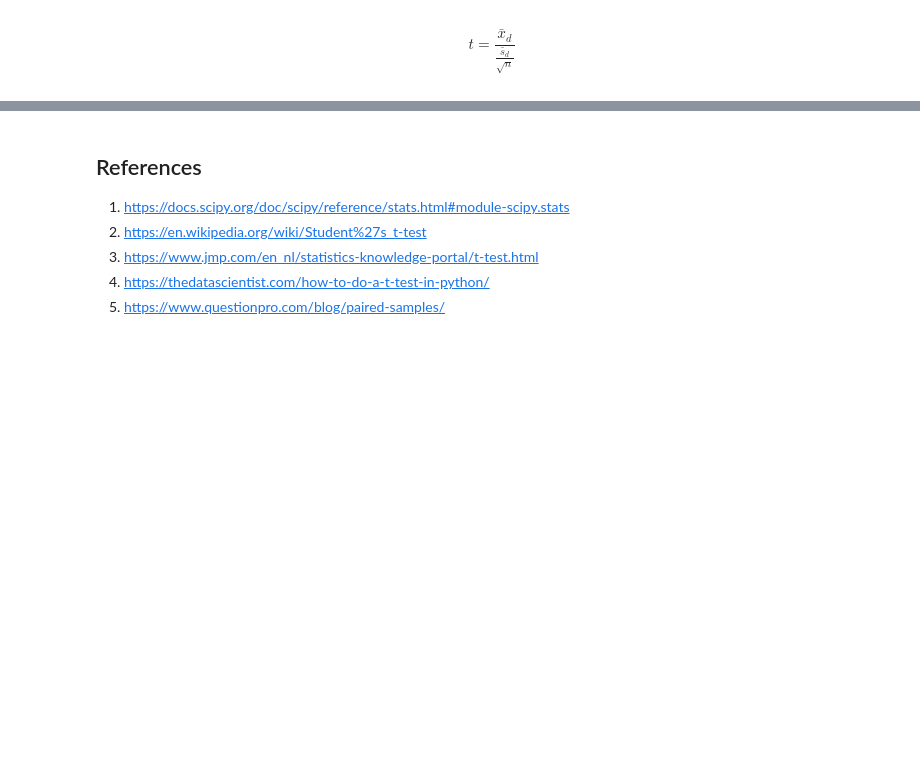
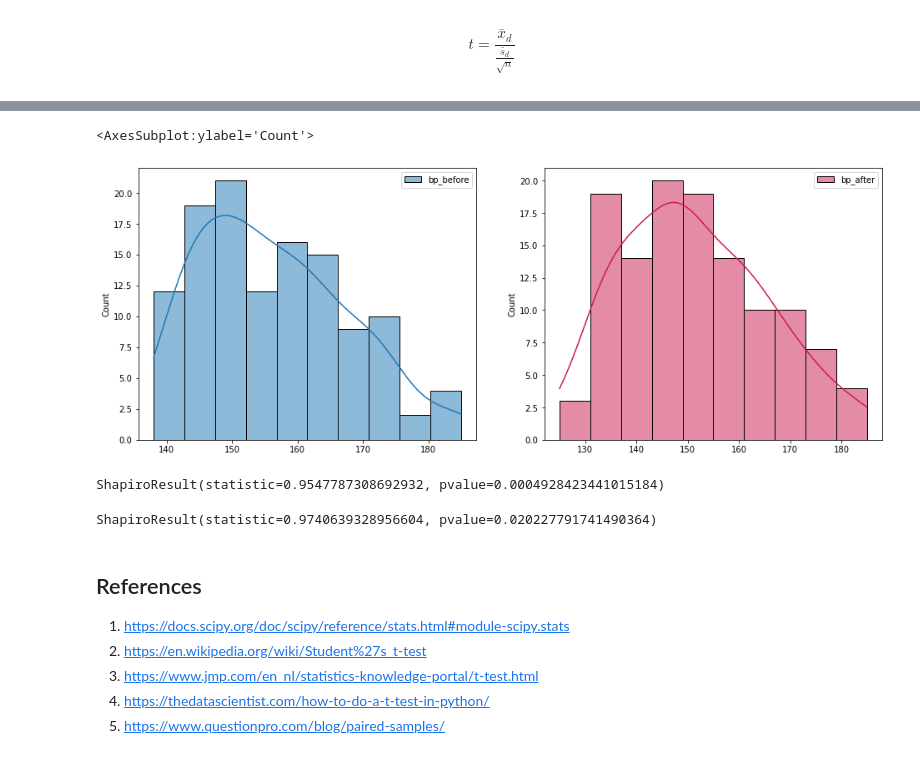
Before and after one commit to angelinka/machine_learning_assessment, a Jupyter notebook: ttest.ipynb, the cells around one changed output, grey strips where cells are left out. Cells and saved outputs as stored; diff of their text form; code cells hidden in the pictures; blank space fills up the shorter version.

```diff
--- a/ttest.ipynb
+++ b/ttest.ipynb
@@ -64,3 +132,21 @@ $$ t=  \frac{\bar x_d}{\frac{\bar s_d} {\sqrt{n}}} $$
+# %%
+plt.rcParams["figure.figsize"] = (16,6)
+fig, ax =plt.subplots(1,2)
+
+sns.histplot(data=df[['bp_before']], bins=10, kde=True, ax=ax[0])
+sns.histplot(data=df[['bp_after']], bins=10, palette="rocket", kde=True, ax=ax[1])
+# %% [output]
+<AxesSubplot:ylabel='Count'>
+[figure, added]
+# %%
+from scipy import stats
+stats.shapiro(df['bp_before'])
+# %% [output]
+ShapiroResult(statistic=0.9547787308692932, pvalue=0.0004928423441015184)
+# %%
+stats.shapiro(df['bp_after'])
+# %% [output]
+ShapiroResult(statistic=0.9740639328956604, pvalue=0.020227791741490364)
 # %% [markdown]
 ## References
 
```
Also changed, not shown: parts of 9 cells of this notebook, 1 other file.
